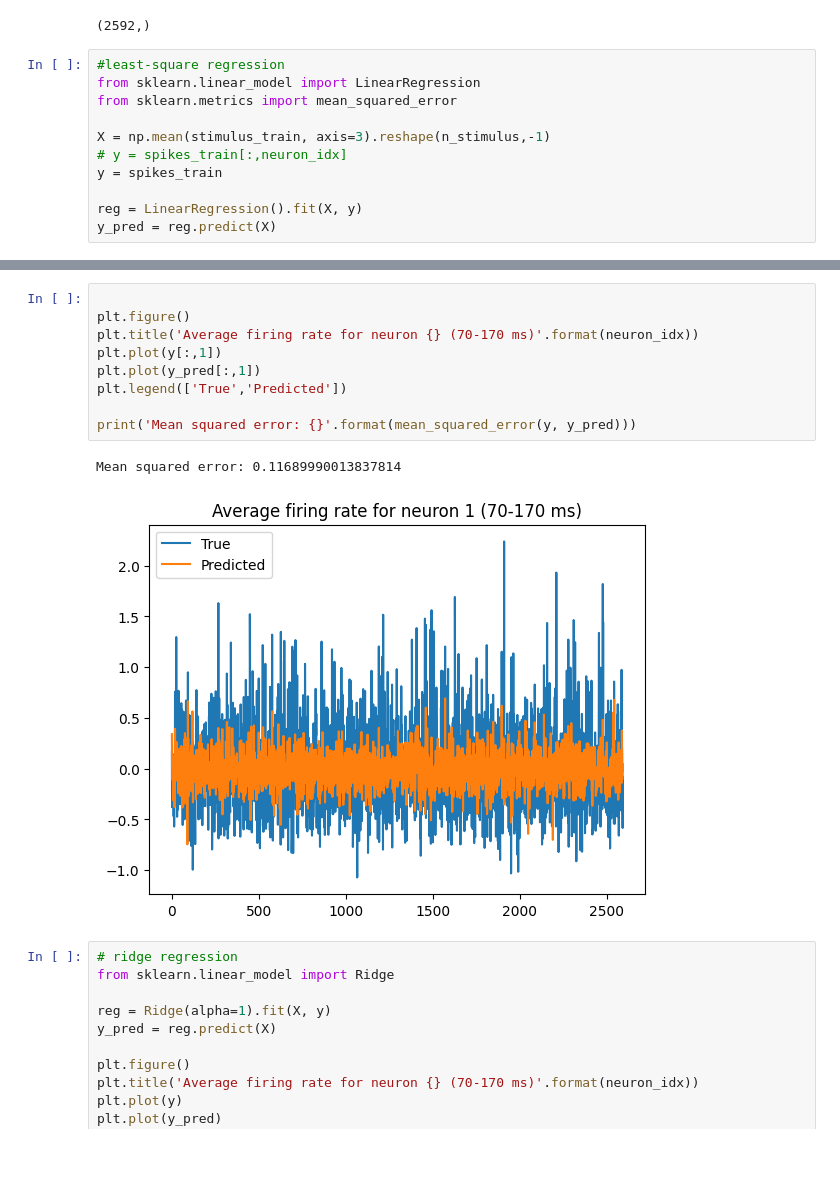
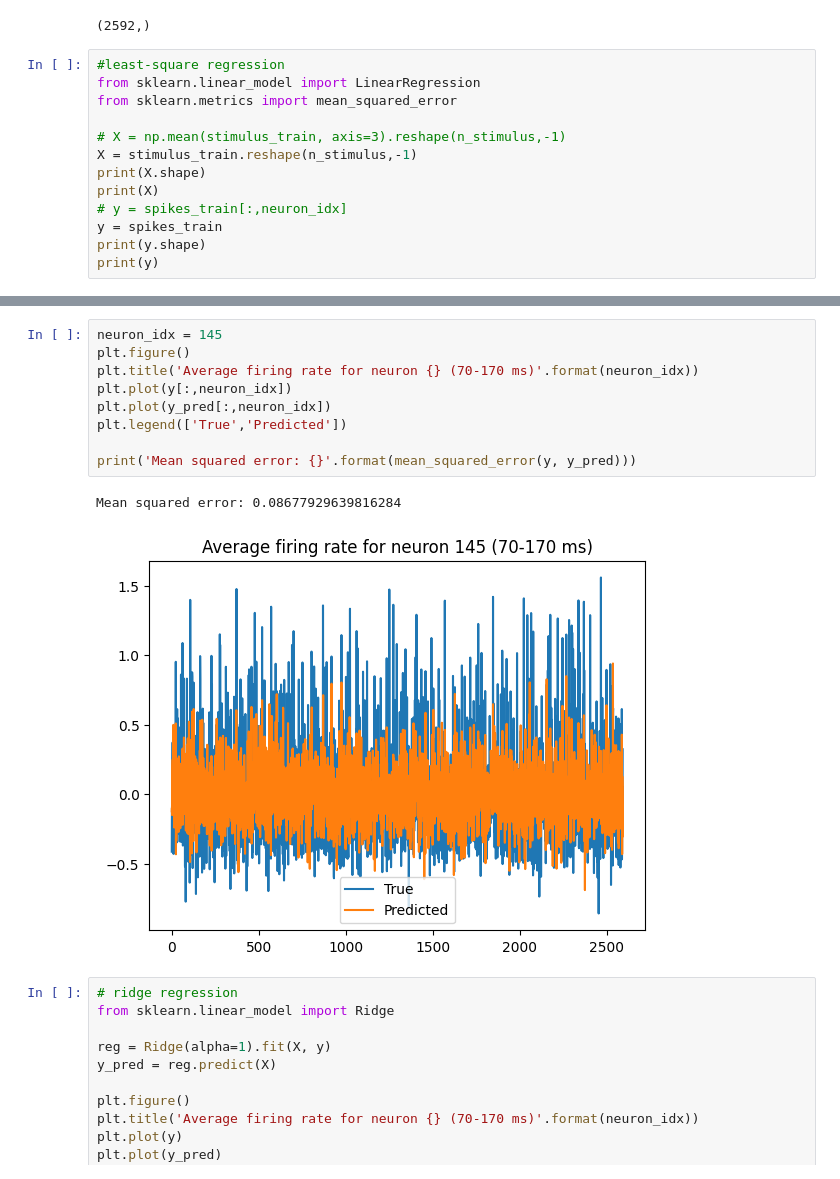
Before and after one commit to nivedya-nambiar/NX-414_groupSRN, a Jupyter notebook: Week 6/week6.ipynb, the cells around one changed output, grey strips where cells are left out. Cells and saved outputs as stored; diff of their text form.

```diff
--- a/Week 6/week6.ipynb
+++ b/Week 6/week6.ipynb
@@ -124,10 +109,12 @@ y.shape
 from sklearn.linear_model import LinearRegression
 from sklearn.metrics import mean_squared_error
 
-X = np.mean(stimulus_train, axis=3).reshape(n_stimulus,-1)
+# X = np.mean(stimulus_train, axis=3).reshape(n_stimulus,-1)
+X = stimulus_train.reshape(n_stimulus,-1)
+print(X.shape)
+print(X)
 # y = spikes_train[:,neuron_idx]
 y = spikes_train
-
-reg = LinearRegression().fit(X, y)
-y_pred = reg.predict(X)
+print(y.shape)
+print(y)
 # %% [output]
@@ -136,15 +162,15 @@ Mean squared error: 0.11689990013837814
 # %%
-
+neuron_idx = 145
 plt.figure()
 plt.title('Average firing rate for neuron {} (70-170 ms)'.format(neuron_idx))
-plt.plot(y[:,1])
-plt.plot(y_pred[:,1])
+plt.plot(y[:,neuron_idx])
+plt.plot(y_pred[:,neuron_idx])
 plt.legend(['True','Predicted'])
 
 print('Mean squared error: {}'.format(mean_squared_error(y, y_pred)))
 # %% [output]
-Mean squared error: 0.11689990013837814
+Mean squared error: 0.08677929639816284
-[figure, old version]
+[figure, new version]
 # %%
 # ridge regression
 from sklearn.linear_model import Ridge
```
Also changed, not shown: parts of 9 cells of this notebook, 2 other files.
